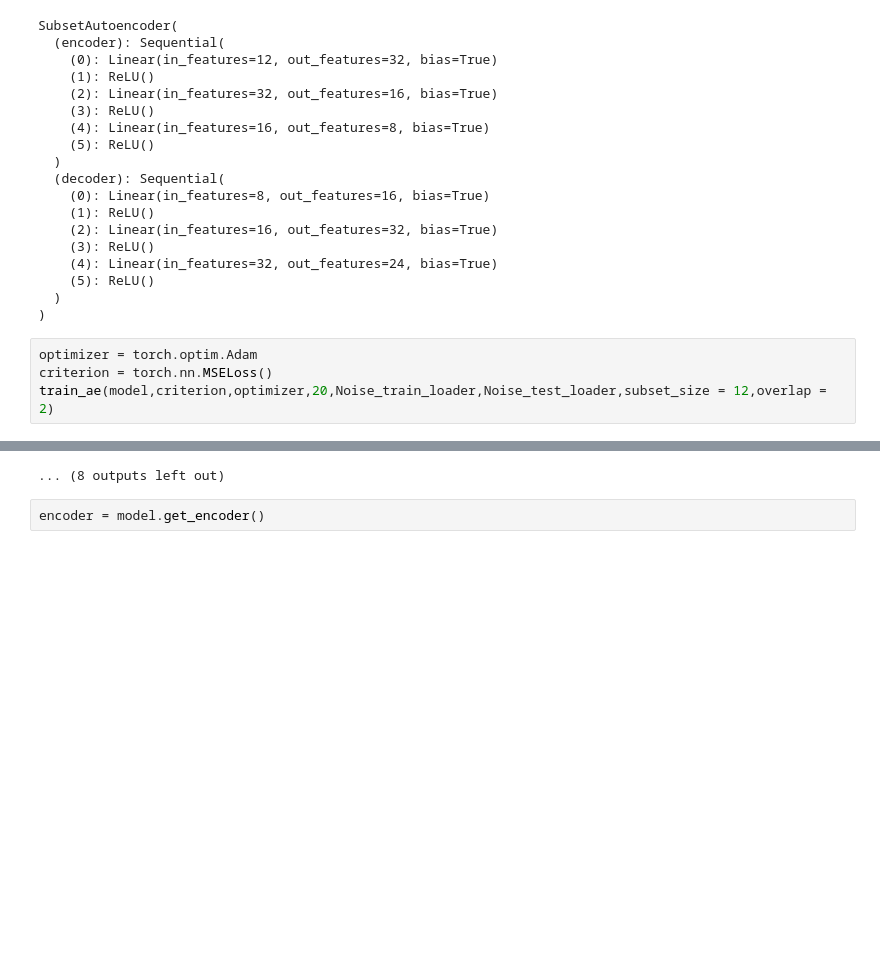
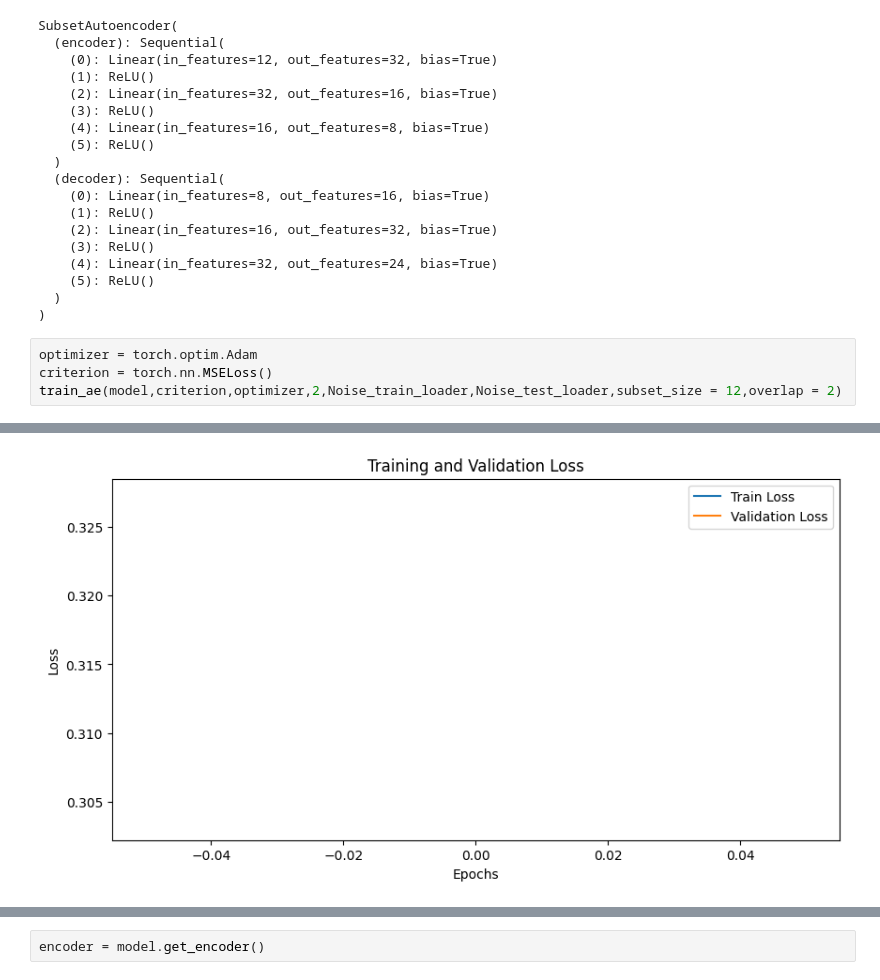
Before and after one commit to adityaahuja7/Advanced-Machine-Learning-CSE642-Assignments, a Jupyter notebook: Feature and Label Noise/Assignment1_SubTab_NAL.ipynb, the cells around one changed output, grey strips where cells are left out. Drawn from its saved outputs; the diff is of its cells as text; blank space fills up the shorter version.

```diff
--- a/Feature and Label Noise/Assignment1_SubTab_NAL.ipynb
+++ b/Feature and Label Noise/Assignment1_SubTab_NAL.ipynb
@@ -236,5 +369,5 @@ SubsetAutoencoder(
 # %%
 optimizer = torch.optim.Adam
 criterion = torch.nn.MSELoss()
-train_ae(model,criterion,optimizer,20,Noise_train_loader,Noise_test_loader,subset_size = 12,overlap = 2)
+train_ae(model,criterion,optimizer,2,Noise_train_loader,Noise_test_loader,subset_size = 12,overlap = 2)
 # %% [output]
@@ -241,0 +375 @@ epoch-0 loss: tensor(0.1827, device='cuda:0', grad_fn=<MeanBackward0>)
+[figure, added]
@@ -253,4 +377,3 @@ epoch-11 loss: tensor(0.1455, device='cuda:0', grad_fn=<MeanBackward0>)
-... (8 outputs left out)
 # %%
 encoder = model.get_encoder()
 # %%
```
Also changed, not shown: parts of 7 cells of this notebook.
